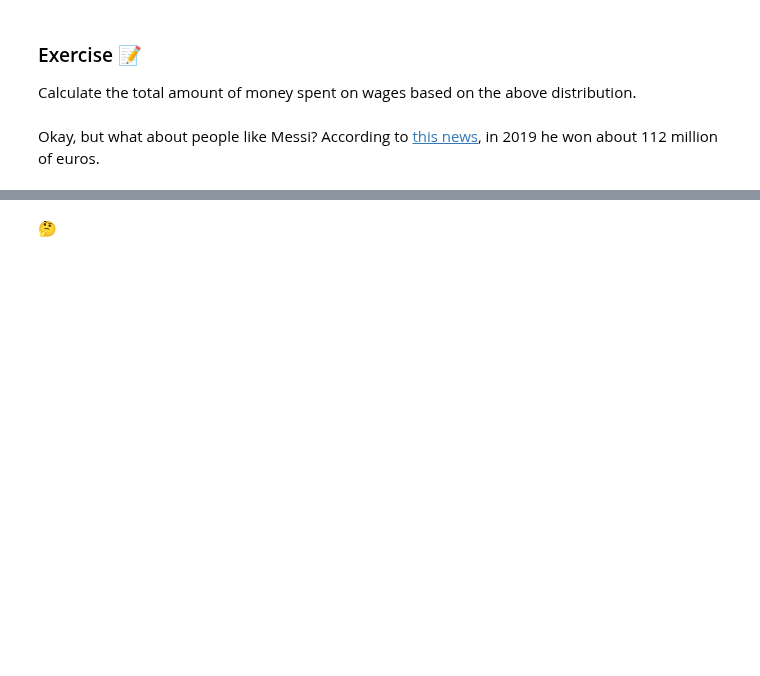
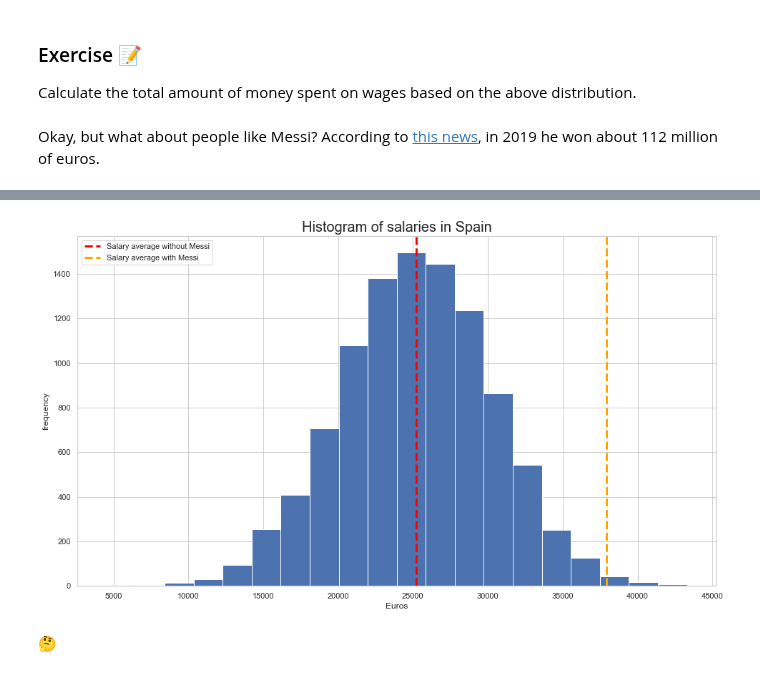
Before and after one commit to Ironhack-data-bcn-oct-2023/lectures, a Jupyter notebook: week-5/02 - Intro to statistics.ipynb, the cells around one changed output, grey strips where cells are left out. Drawn from its saved outputs; the diff is of its cells as text; code cells hidden in the pictures; blank space fills up the shorter version.

```diff
--- a/week-5/02 - Intro to statistics.ipynb
+++ b/week-5/02 - Intro to statistics.ipynb
@@ -54,0 +170,2 @@ Okay, but what about people like Messi? According to [this news]((https://www.la
+# %%
+messi_salary = 127e6
@@ -55,3 +191,23 @@ Okay, but what about people like Messi? According to [this news]((https://www.la
+# %%
+plt.hist(mock_salaries, bins=20)
+plt.axvline(np.mean(mock_salaries),
+            c="red",
+            linewidth= 3.,
+            linestyle='--',
+            label='Salary average without Messi')
+plt.axvline(np.mean(salaries_with_messi),
+            c="orange",
+            linewidth= 3.,
+            linestyle='--',
+            label='Salary average with Messi')
+plt.title('Histogram of salaries in Spain', size=20)
+
+plt.xlabel('Euros')
+plt.ylabel('frequency')
+plt.legend()
+plt.show();
+# %% [output]
+[figure, added]
 # %% [markdown]
 🤔
 # %% [markdown]
```
Also changed, not shown: parts of 73 cells of this notebook.
